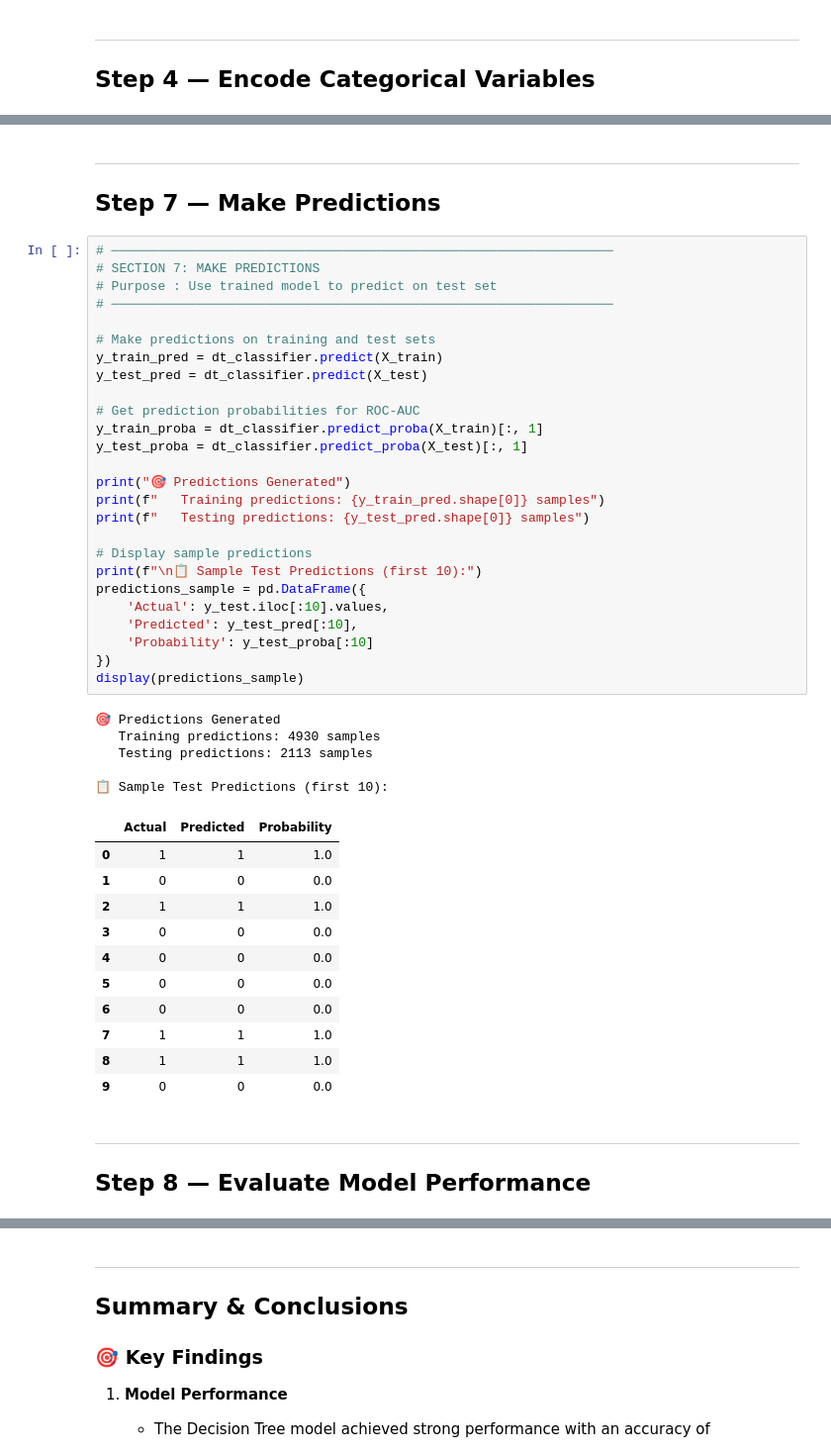
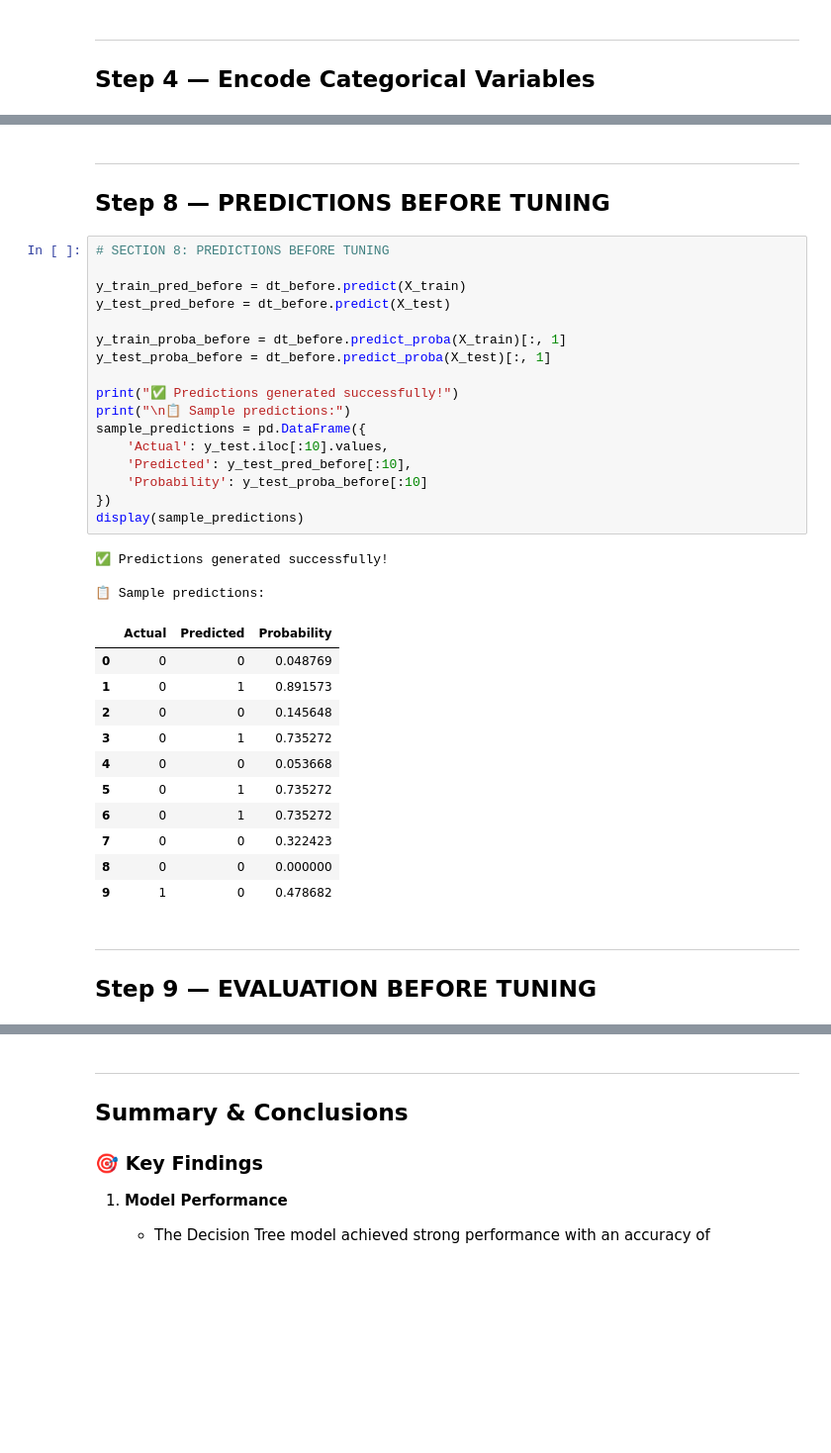
Before and after one commit to it22172228/IT4060---Machine-Learning-ASSIGNMENT-, a Jupyter notebook: notebooks/Decision Tree/Decision_Tree_CustomerChurn.ipynb, the cells around one changed output, grey strips where cells are left out. Shown at 99% size. Drawn from its saved outputs; the diff is of its cells as text; blank space fills up the shorter version.

```diff
--- a/notebooks/Decision Tree/Decision_Tree_CustomerChurn.ipynb
+++ b/notebooks/Decision Tree/Decision_Tree_CustomerChurn.ipynb
@@ -319,49 +402,38 @@ print(f"   Number of Leaves: {dt_classifier.get_n_leaves()}")
 # %% [markdown]
 ---
-## Step 7 — Make Predictions
+## Step 8 — PREDICTIONS BEFORE TUNING
 # %%
-# ─────────────────────────────────────────────────────────────────
-# SECTION 7: MAKE PREDICTIONS
-# Purpose : Use trained model to predict on test set
-# ─────────────────────────────────────────────────────────────────
+# SECTION 8: PREDICTIONS BEFORE TUNING
 
-# Make predictions on training and test sets
-y_train_pred = dt_classifier.predict(X_train)
-y_test_pred = dt_classifier.predict(X_test)
+y_train_pred_before = dt_before.predict(X_train)
+y_test_pred_before = dt_before.predict(X_test)
 
-# Get prediction probabilities for ROC-AUC
-y_train_proba = dt_classifier.predict_proba(X_train)[:, 1]
-y_test_proba = dt_classifier.predict_proba(X_test)[:, 1]
+y_train_proba_before = dt_before.predict_proba(X_train)[:, 1]
+y_test_proba_before = dt_before.predict_proba(X_test)[:, 1]
 
-print("🎯 Predictions Generated")
-print(f"   Training predictions: {y_train_pred.shape[0]} samples")
-print(f"   Testing predictions: {y_test_pred.shape[0]} samples")
-
-# Display sample predictions
-print(f"\n📋 Sample Test Predictions (first 10):")
-predictions_sample = pd.DataFrame({
+print("✅ Predictions generated successfully!")
+print("\n📋 Sample predictions:")
+sample_predictions = pd.DataFrame({
     'Actual': y_test.iloc[:10].values,
-    'Predicted': y_test_pred[:10],
-    'Probability': y_test_proba[:10]
+    'Predicted': y_test_pred_before[:10],
+    'Probability': y_test_proba_before[:10]
 })
-display(predictions_sample)
+display(sample_predictions)
 # %% [output]
-🎯 Predictions Generated
-   Training predictions: 4930 samples
-   Testing predictions: 2113 samples
+✅ Predictions generated successfully!
 
-📋 Sample Test Predictions (first 10):
+📋 Sample predictions:
 |  | Actual | Predicted | Probability |
-| 0 | 1 | 1 | 1.0 |
-| 1 | 0 | 0 | 0.0 |
-| 2 | 1 | 1 | 1.0 |
-| 3 | 0 | 0 | 0.0 |
-| 4 | 0 | 0 | 0.0 |
-| 5 | 0 | 0 | 0.0 |
-| 6 | 0 | 0 | 0.0 |
-| 7 | 1 | 1 | 1.0 |
-| 8 | 1 | 1 | 1.0 |
-| 9 | 0 | 0 | 0.0 |
+| 0 | 0 | 0 | 0.048769 |
+| 1 | 0 | 1 | 0.891573 |
+| 2 | 0 | 0 | 0.145648 |
+| 3 | 0 | 1 | 0.735272 |
+| 4 | 0 | 0 | 0.053668 |
+| 5 | 0 | 1 | 0.735272 |
+| 6 | 0 | 1 | 0.735272 |
+| 7 | 0 | 0 | 0.322423 |
+| 8 | 0 | 0 | 0.000000 |
+| 9 | 1 | 0 | 0.478682 |
 # %% [markdown]
 ---
-## Step 8 — Evaluate Model Performance
+## Step 9 — EVALUATION BEFORE TUNING
```
Also changed, not shown: parts of 26 cells of this notebook.
